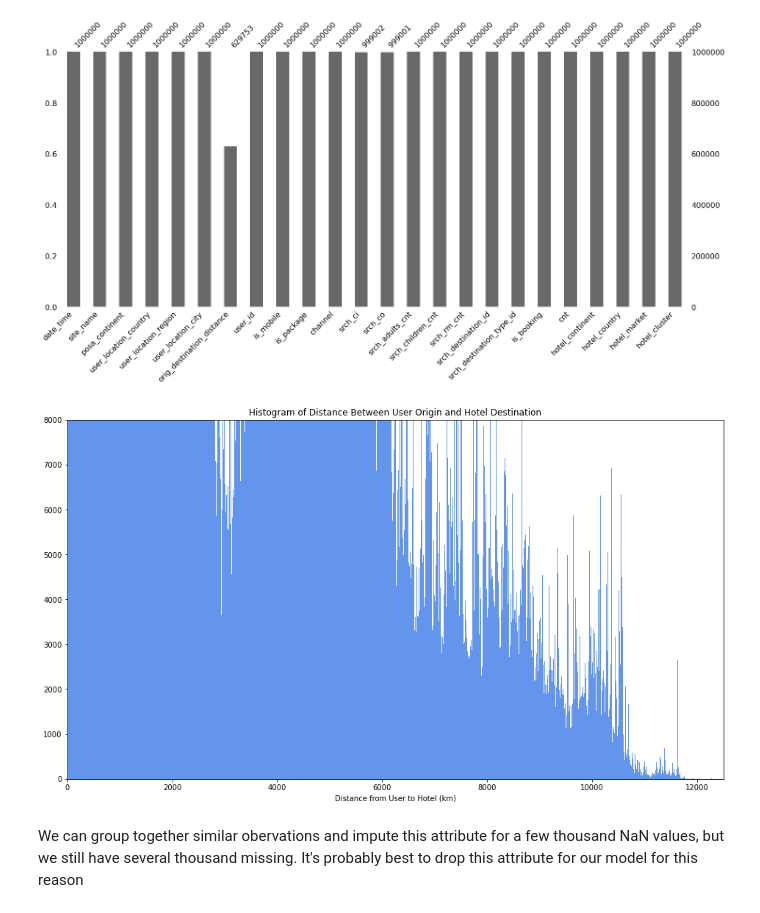
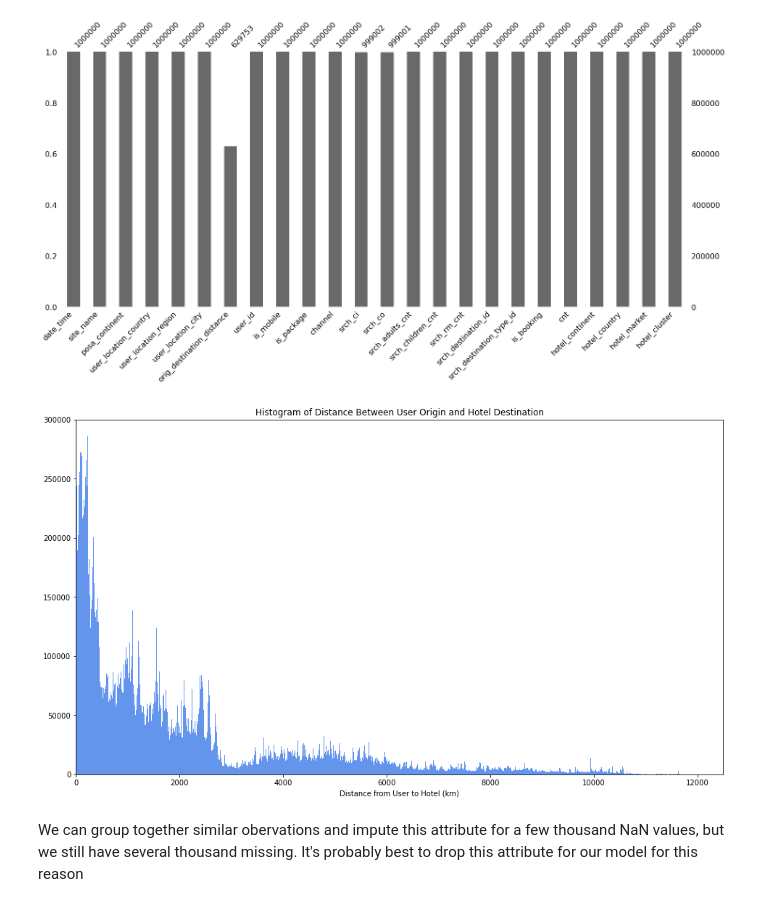
Before and after one commit to MichaelHotaling/DSC-Classes, a Jupyter notebook: DSC630/Week 7/Assignment 7.2 Create Optimal Hotel Recommendations.ipynb, the cells around one changed output. Cells and saved outputs as stored; diff of their text form; code cells hidden in the pictures.

```diff
--- a/DSC630/Week 7/Assignment 7.2 Create Optimal Hotel Recommendations.ipynb
+++ b/DSC630/Week 7/Assignment 7.2 Create Optimal Hotel Recommendations.ipynb
@@ -138,13 +138,13 @@ mn.bar(df);
 # %%
 plt.figure(figsize=(16,9))
 plt.hist(df['orig_destination_distance'], bins = 1000, color = "cornflowerblue");
-plt.ylim(0,8000)
+plt.ylim(0,300000)
 plt.xlim(0,12500)
 plt.xlabel("Distance from User to Hotel (km)")
 plt.title("Histogram of Distance Between User Origin and Hotel Destination")
 plt.show()
 # %% [output]
-[figure, old version]
+[figure, new version]
 # %% [markdown]
 We can group together similar obervations and impute this attribute for a few thousand NaN values, but we still have several thousand missing. It's probably best to drop this attribute for our model for this reason
 # %%
```
